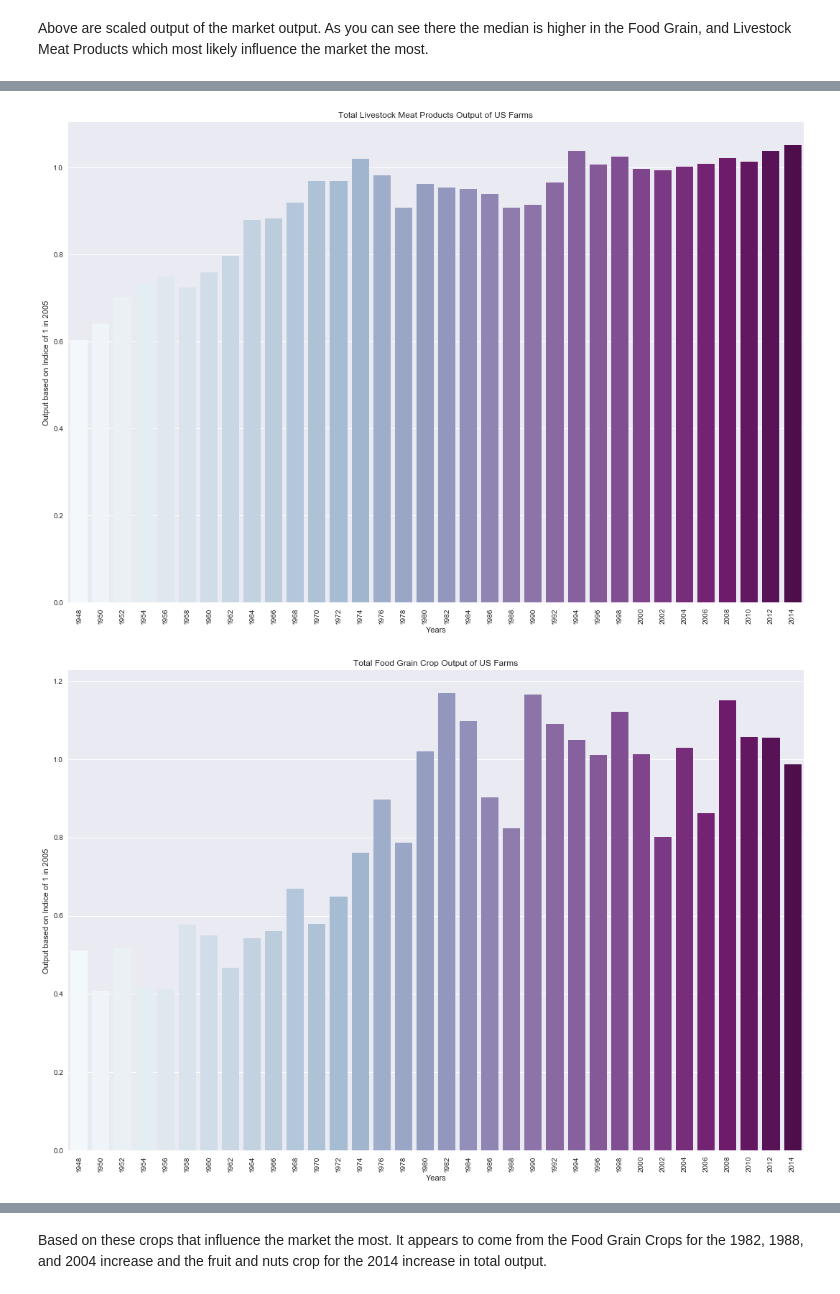
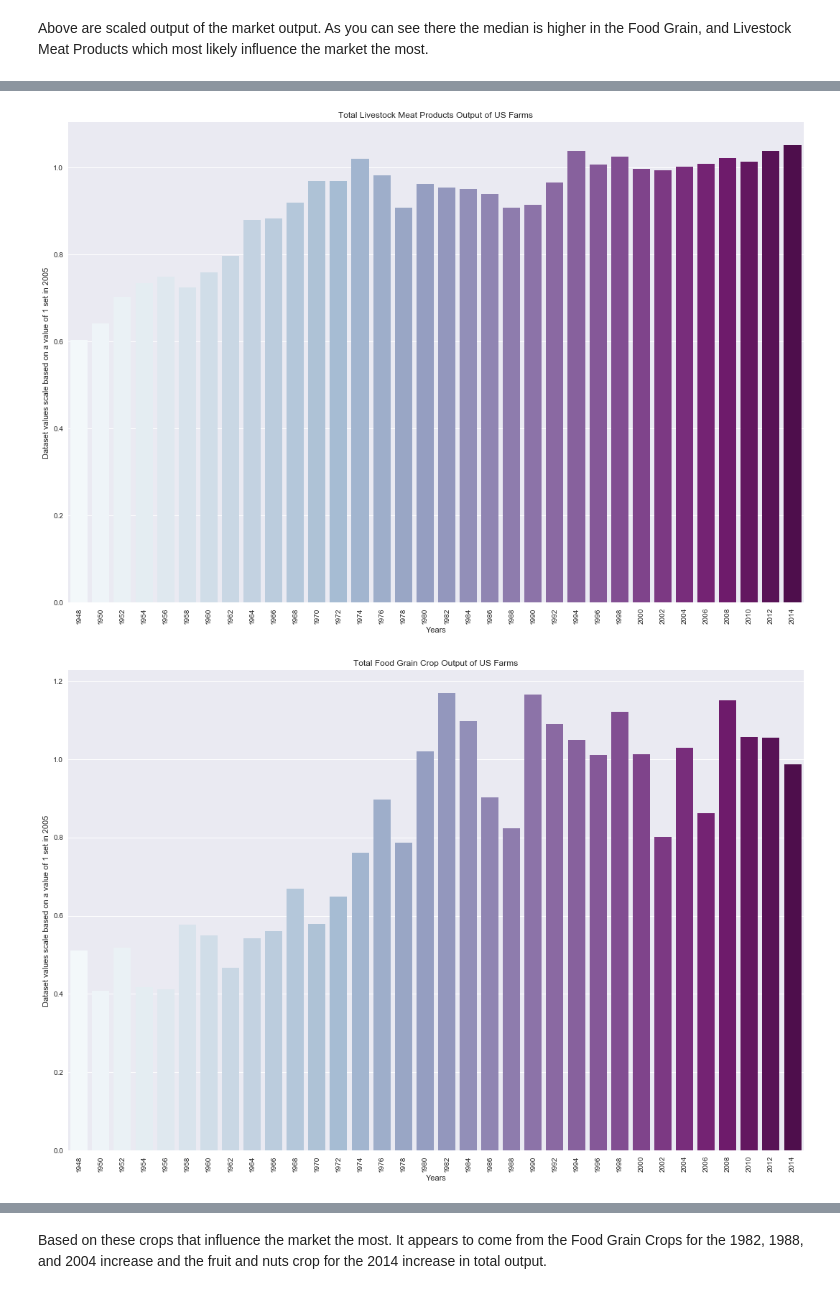
Before and after one commit to Kingbigtiger/class-studies, a Jupyter notebook: Farm In and Out Capstone.ipynb, the cells around one changed output, grey strips where cells are left out. Drawn from its saved outputs; the diff is of its cells as text; code cells hidden in the pictures.

```diff
--- a/Farm In and Out Capstone.ipynb
+++ b/Farm In and Out Capstone.ipynb
@@ -127,24 +127,24 @@ Which products output influenced the market increase during this time?
 # %%
 sns.factorplot(x= "Year", y= "Livestock_and_products_Meat_animals", data= us_farm_dataset, kind="bar",
                palette="BuPu", size=10, aspect=1.5,
                order=np.arange(1948, 2016, 2))
 plt.xticks(rotation = 90)
 plt.title('Total Livestock Meat Products Output of US Farms')
 plt.xlabel('Years')
-plt.ylabel('Output based on Indice of 1 in 2005')
+plt.ylabel('Dataset values scale based on a value of 1 set in 2005')
 plt.show()
 # %% [output]
-[figure, old version]
+[figure, new version]
 # %%
 sns.factorplot(x= "Year", y= "Crops_Food_grains", data= us_farm_dataset, kind="bar",
                palette="BuPu", size=10, aspect=1.5, order=np.arange(1948, 2016, 2))
 plt.xticks(rotation = 90)
 plt.title('Total Food Grain Crop Output of US Farms')
 plt.xlabel('Years')
-plt.ylabel('Output based on Indice of 1 in 2005')
+plt.ylabel('Dataset values scale based on a value of 1 set in 2005')
 plt.show()
 # %% [output]
-[figure, old version]
+[figure, new version]
 # %%
 sns.factorplot(x= 'Year', y= 'Crops_Fruits_and_nuts', data= us_farm_dataset, kind="bar",
                palette="BuPu", size=10, aspect=1.5, order=np.arange(1948, 2016, 2))
```
Also changed, not shown: parts of 11 cells of this notebook.
